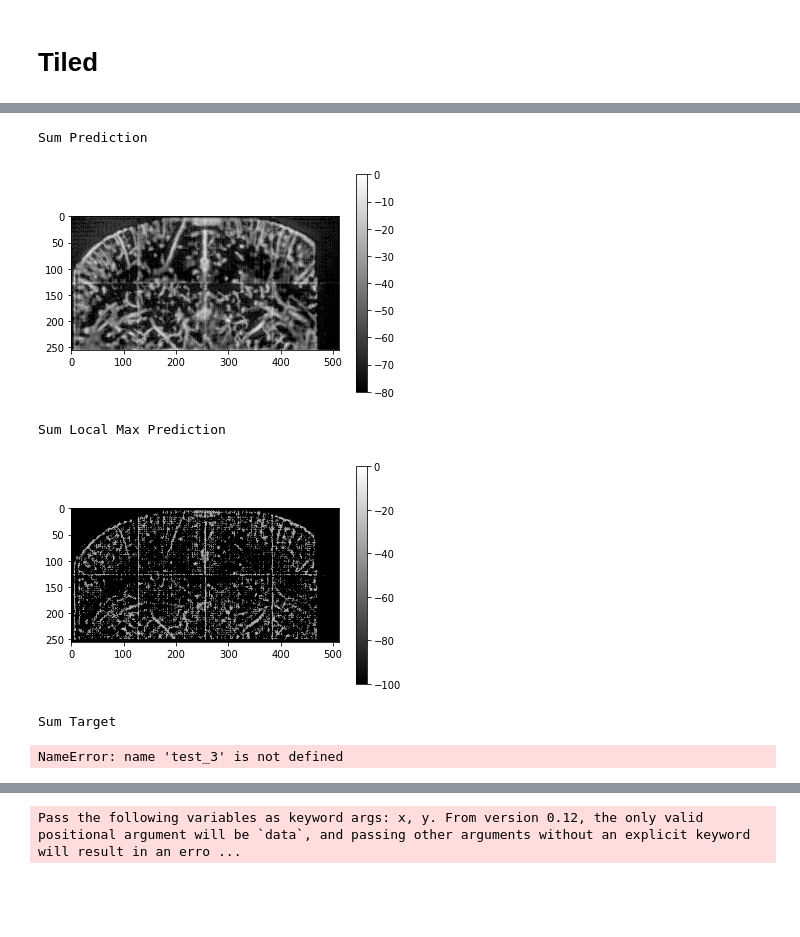
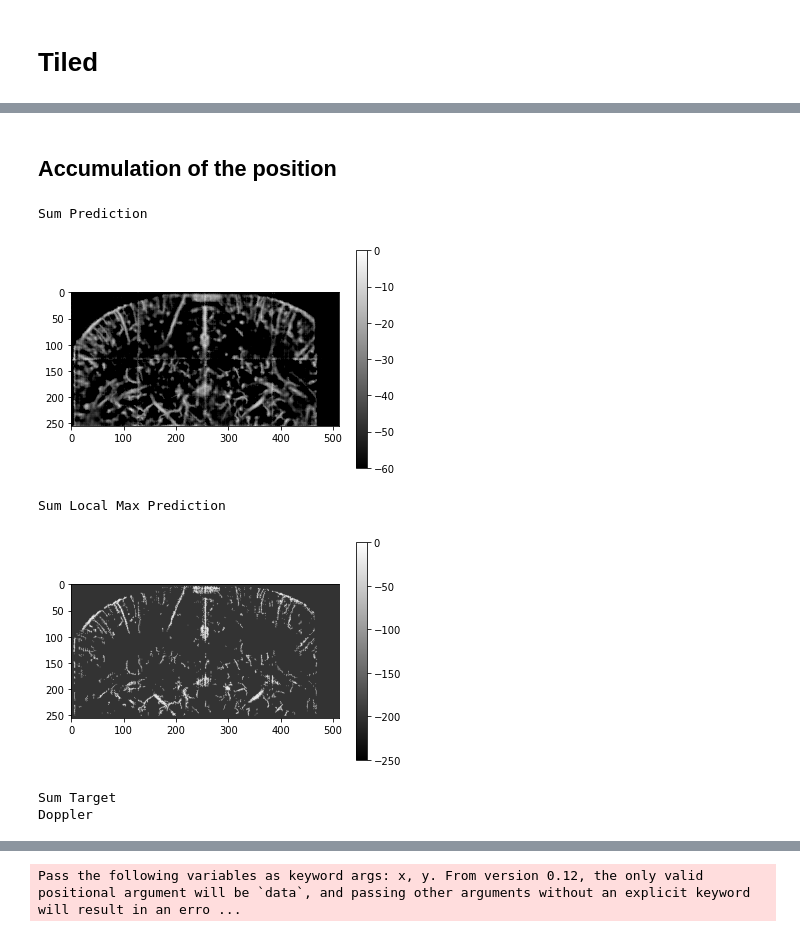
Before and after one commit to Blaser37/Deep_ULM_internship, a Jupyter notebook: testing_model.ipynb, the cells around one changed output, grey strips where cells are left out. Cells and saved outputs as stored; diff of their text form; code cells hidden in the pictures; blank space fills up the shorter version.

```diff
--- a/testing_model.ipynb
+++ b/testing_model.ipynb
@@ -160,13 +156,13 @@ bmode_visu(IQc_raw[0][:,:,0])
 # %%
-# Load .npz file and split raw and truth part in numpy array
-container_raw = np.load('../DL_flow/flow_simu_raw.npz')
-IQc_raw = np.array([container_raw[key] for key in container_raw])
-IQc_raw = IQc_raw[0]
-container_truth = np.load('../DL_flow/flow_simu_truth.npz')
-IQc_truth = np.array([container_truth[key] for key in container_truth])
-IQc_truth = IQc_truth[0]
+# # Load .npz file and split raw and truth part in numpy array
+# container_raw = np.load('../DL_flow/flow_simu_raw.npz')
+# IQc_raw = np.array([container_raw[key] for key in container_raw])
+# IQc_raw = IQc_raw[0]
+# container_truth = np.load('../DL_flow/flow_simu_truth.npz')
+# IQc_truth = np.array([container_truth[key] for key in container_truth])
+# IQc_truth = IQc_truth[0]
 
-IQc_tiled_raw = tile(IQc_raw, 32)
+# IQc_tiled_raw = tile(IQc_raw, 32)
 # %%
 # Predict on tiled image with the model and reconstruct each image with untile
 predictions = torch.Tensor().cuda()
@@ -179,0 +178,11 @@ prediction_untiled = untile(predictions, 2, 4) # Couture
+# %%
+# Peak Local Max after Untile
+# Improve the localization using local_maxima estimation and threshold
+coordinates_tile = []
+for i in range(800):
+    for j in range(len(predictions[i])):
+        coordinates_tile.append(peak_local_max(prediction_untiled[i,0,:,:].cpu().detach().numpy(), threshold_abs= 2, min_distance = 4, num_peaks = 40))
+predictions_tile_lmax = np.zeros((256,512,len(coordinates_tile)))
+
+for k in range(len(coordinates_tile)):
+    predictions_tile_lmax[coordinates_tile[k][:,0], coordinates_tile[k][:,1], k] = 1
@@ -180,10 +191,11 @@ prediction_untiled = untile(predictions, 2, 4) # Couture
 # %%
+# Peak Local Max before Untile
 # Improve the localization using local_maxima estimation and threshold
 coordinates_tile = []
-for i in range(800):
+for i in range(6400):
     for j in range(len(predictions[i])):
-        coordinates_tile.append(peak_local_max(prediction_untiled[i,0,:,:].cpu().detach().numpy(), threshold_abs= 2, min_distance = 4))
-predictions_tile_lmax = np.zeros((256,512,len(coordinates_tile)))
+        coordinates_tile.append(peak_local_max(predictions[i,0,:,:].cpu().detach().numpy(), threshold_abs= 2, min_distance = 4))
+predictions_tile_lmax = np.zeros((128,128,len(coordinates_tile)))
 
 for k in range(len(coordinates_tile)):
     predictions_tile_lmax[coordinates_tile[k][:,0], coordinates_tile[k][:,1], k] = 1
@@ -208,3 +202,8 @@ bmode_visu(bang_visu,100)
+# %%
+predictions_tile_lmax = predictions_tile_lmax.reshape(128,128,1,6400)
+binbang = untile(predictions_tile_lmax, 2,4)
+# %% [markdown]
+## Accumulation of the position
 # %%
 # Through the Nt parameter (time) sum up each position for local max of predictions, square mean of input, sum of target, sum of vanilla predictions
 test_1 = np.sum(predictions_tile_lmax, axis = 2)
@@ -218,18 +214,18 @@ test_4 = np.sum(prediction_untiled.cpu().detach().numpy(), axis = 0).squeeze()
 # %%
 # Look at the reconstruction of each step of the process
 print("Sum Prediction")
-bmode_visu(test_4,80)
+bmode_visu(test_4,60)
 print("Sum Local Max Prediction")
-bmode_visu(test_1,100)
+bmode_visu(test_1,250)
 print("Sum Target")
-bmode_visu(test_3)
+# bmode_visu(test_3)
 print("Doppler")
-bmode_visu(test_2)
+# bmode_visu(test_2)
 # bmode_visu(test_2, 50) # Couture
 # %% [output]
 Sum Prediction
-[figure, old version]
+[figure, new version]
 Sum Local Max Prediction
-[figure, old version]
+[figure, new version]
 Sum Target
+Doppler
-NameError: name 'test_3' is not defined
```
Also changed, not shown: parts of 18 cells of this notebook.
